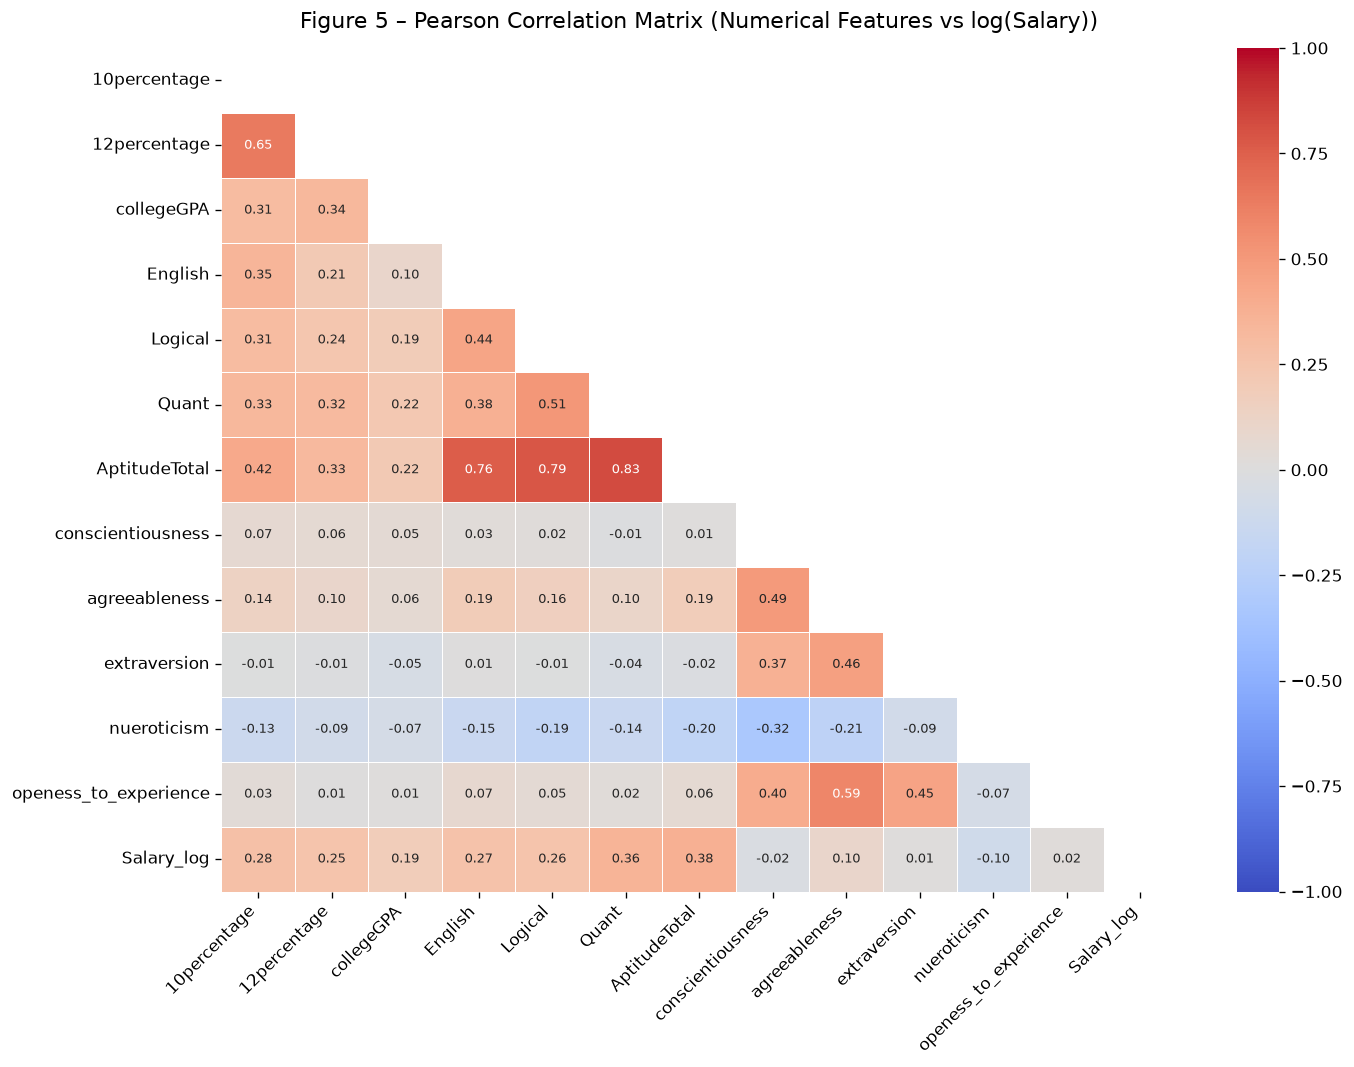
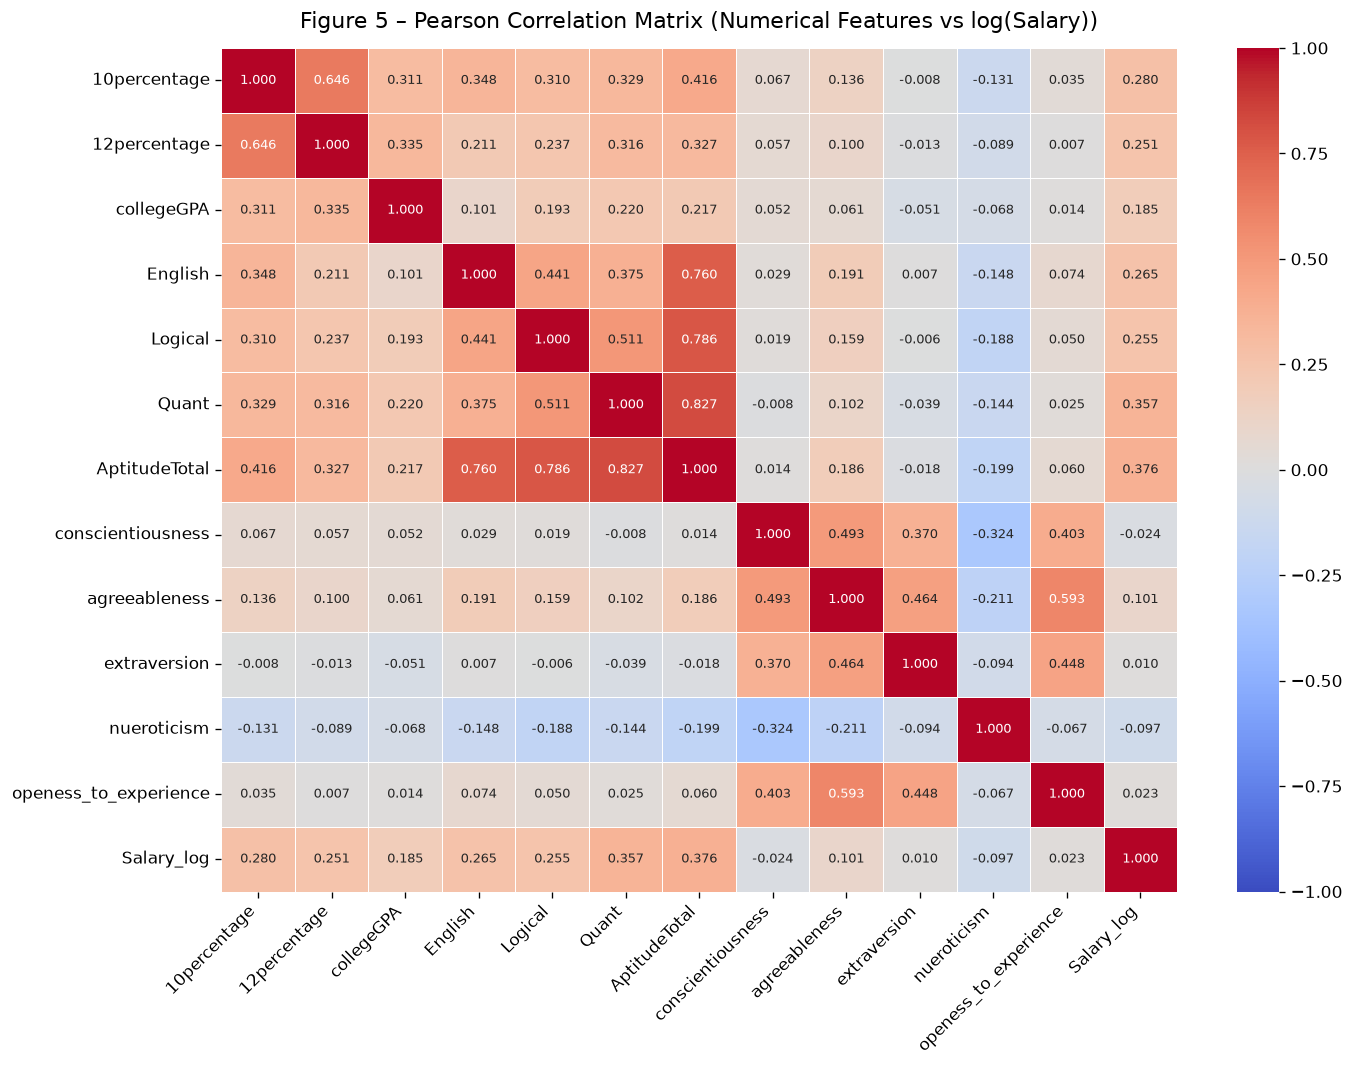
Unified diff of the notebook cell whose output changed from the first chart to the second:
--- before
+++ after
@@ -9,5 +9,5 @@
 fig, ax = plt.subplots(figsize=(12, 9))
 mask = np.triu(np.ones_like(corr, dtype=bool))   # upper triangle
-sns.heatmap(corr, mask=mask, annot=True, fmt='.2f', cmap='coolwarm',
+sns.heatmap(corr, annot=True, fmt='.3f', cmap='coolwarm',
             center=0, linewidths=0.5, ax=ax,
             annot_kws={'size': 8}, vmin=-1, vmax=1)

Commit: UPDATE shengyung read through all complete